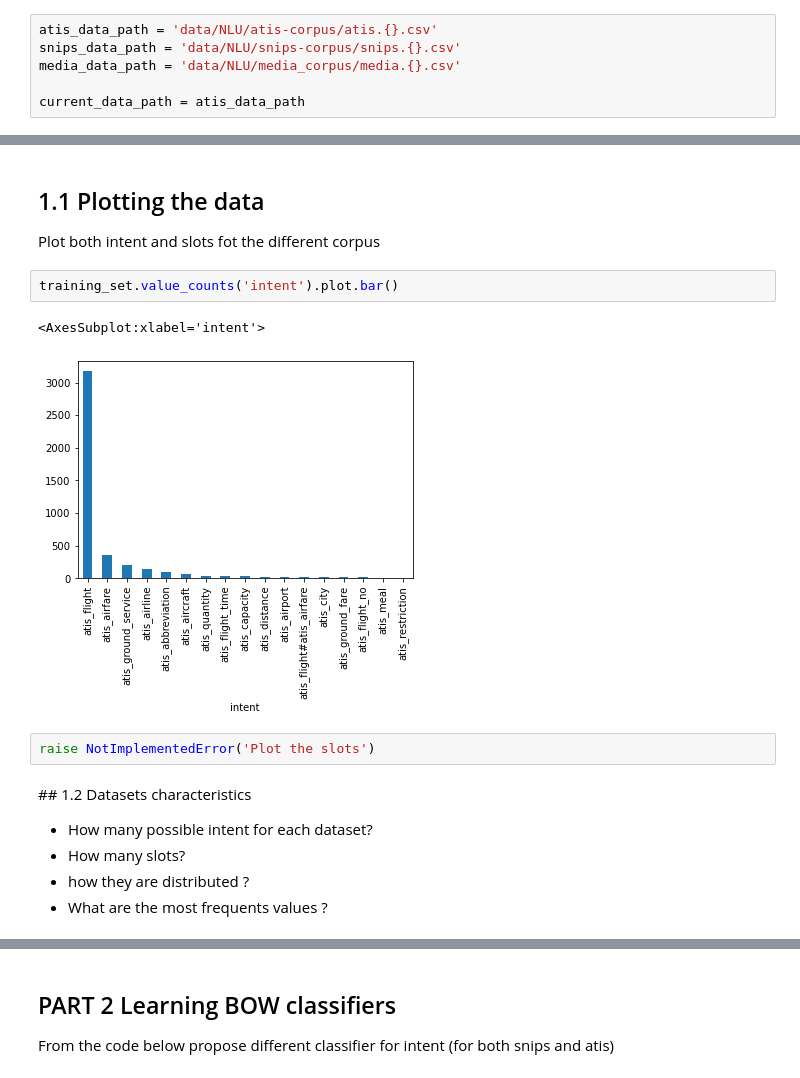
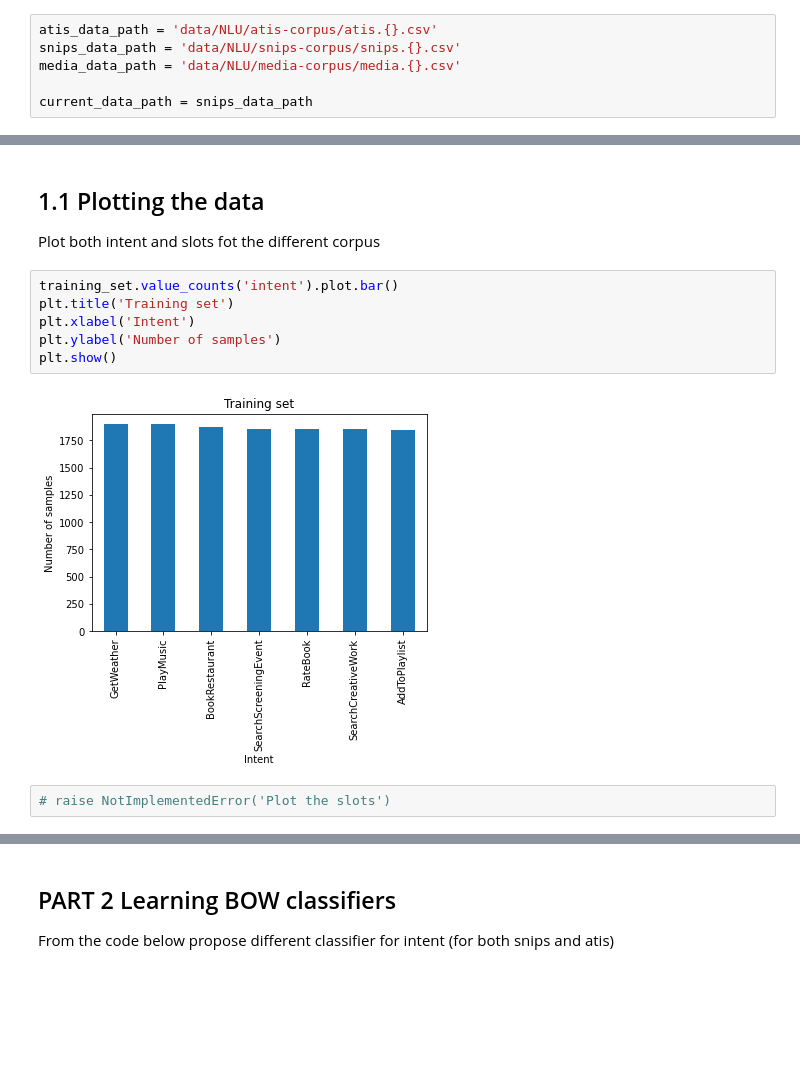
Before and after one commit to ktgiahieu/text-mining-class, a Jupyter notebook: TP5/1-IntentAndSlot.ipynb, the cells around one changed output, grey strips where cells are left out. Cells and saved outputs as stored; diff of their text form; blank space fills up the shorter version.

```diff
--- a/TP5/1-IntentAndSlot.ipynb
+++ b/TP5/1-IntentAndSlot.ipynb
@@ -54,9 +36,9 @@ Explore the different dataset, how they are annotated and what are their specifi
 # %%
 atis_data_path = 'data/NLU/atis-corpus/atis.{}.csv'
 snips_data_path = 'data/NLU/snips-corpus/snips.{}.csv'
-media_data_path = 'data/NLU/media_corpus/media.{}.csv'
+media_data_path = 'data/NLU/media-corpus/media.{}.csv'
 
-current_data_path = atis_data_path
+current_data_path = snips_data_path
 # %%
 training_set = pd.read_csv(current_data_path.format('train'), index_col='id')
 validation_set = pd.read_csv(current_data_path.format('dev'), index_col='id')
@@ -64,17 +46,13 @@ testing_set = pd.read_csv(current_data_path.format('test'), index_col='id')
 # %% [markdown]
 ## 1.1 Plotting the data
 Plot both intent and slots fot the different corpus
-# %%
-training_set.value_counts('intent').plot.bar()
-# %% [output]
-<AxesSubplot:xlabel='intent'>
-[figure, removed]
+# %%
+training_set.value_counts('intent').plot.bar()
+plt.title('Training set')
+plt.xlabel('Intent')
+plt.ylabel('Number of samples')
+plt.show()
+# %% [output]
+[figure, added]
 # %%
-raise NotImplementedError('Plot the slots')
+# raise NotImplementedError('Plot the slots')
-# %% [markdown]
-## 1.2 Datasets characteristics
-
-* How many possible intent for each dataset?
-* How many slots?
-* how they are distributed ?
-* What are the most frequents values ?
```
Also changed, not shown: parts of 14 cells of this notebook, 1 other file.
